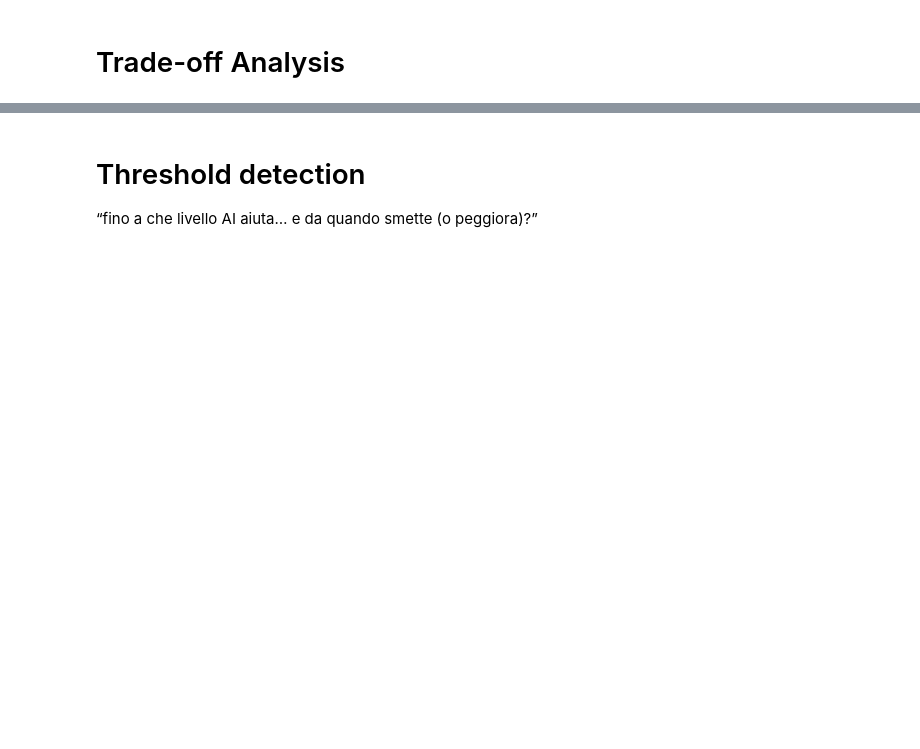
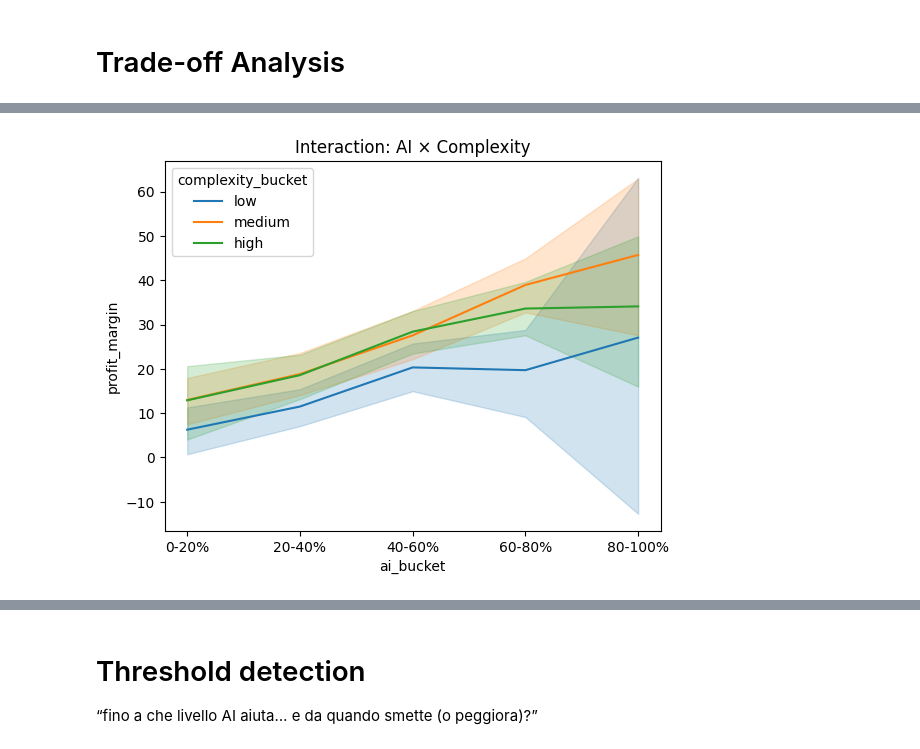
Before and after one commit to andreamammano89-maker/ML_Project_SEA_815441, a Jupyter notebook: EDA.ipynb, the cells around one changed output, grey strips where cells are left out. Saved outputs shown, nothing was run; the diff lists cells and outputs as text; code cells hidden in the pictures; blank space fills up the shorter version.

```diff
--- a/EDA.ipynb
+++ b/EDA.ipynb
@@ -1033,0 +1113,13 @@ plt.show()
+# %%
+# Interaction: AI * complexity
+sns.lineplot(
+    data=df_productivity,
+    x='ai_bucket',
+    y='profit_margin',
+    hue='complexity_bucket',
+    estimator='mean'
+)
+plt.title("Interaction: AI × Complexity")
+plt.show()
+# %% [output]
+[figure, added]
```
Also changed, not shown: parts of 25 cells of this notebook.
